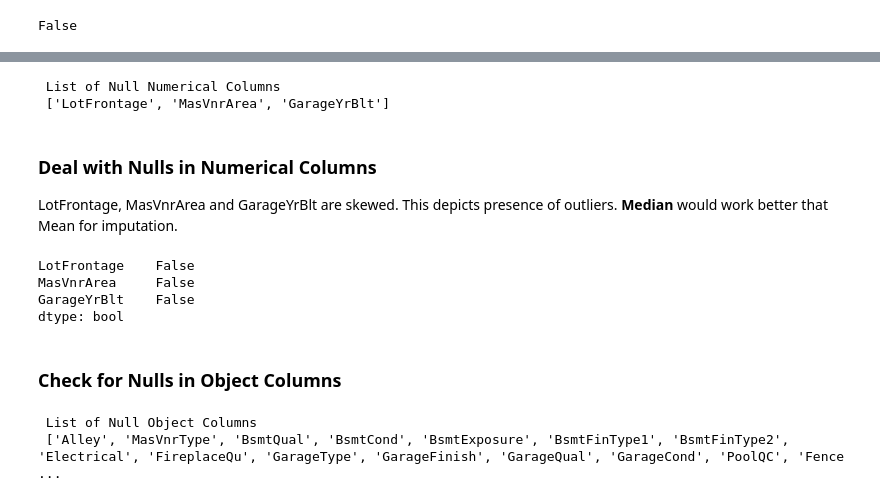
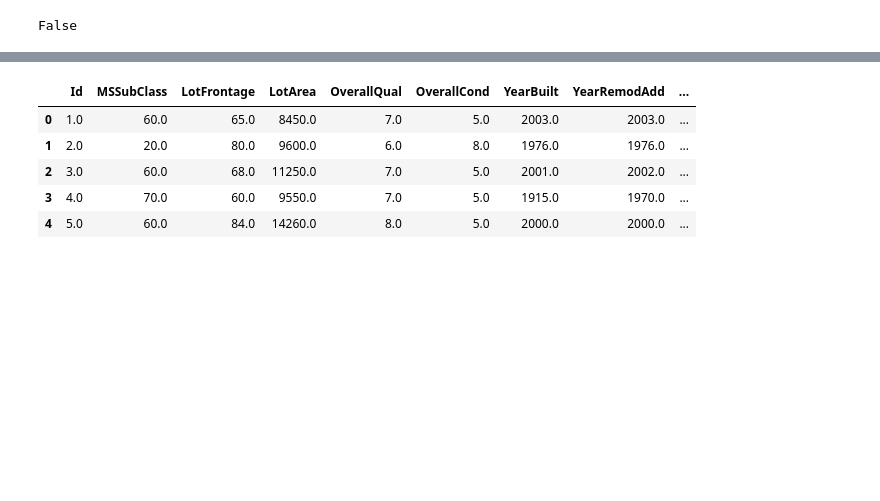
Before and after one commit to aubreyomondi/ML_Practicals, a Jupyter notebook: Feature_Extraction/PCA_on_house_prices_data.ipynb, the cells around one changed output, grey strips where cells are left out. Drawn from its saved outputs; the diff is of its cells as text; code cells hidden in the pictures; blank space fills up the shorter version.

```diff
--- a/Feature_Extraction/PCA_on_house_prices_data.ipynb
+++ b/Feature_Extraction/PCA_on_house_prices_data.ipynb
@@ -144,32 +174,14 @@ No. of Object Columns: 43
-# %%
-# check for nulls in numerical columns
-null_numerical_cols = [col for col in numerical_cols
-                       if X[col].isna().any()]
-print("\n List of Null Numerical Columns \n", null_numerical_cols, '\n')
-# %% [output]
- List of Null Numerical Columns
- ['LotFrontage', 'MasVnrArea', 'GarageYrBlt']
-# %% [markdown]
-### Deal with Nulls in Numerical Columns
-LotFrontage, MasVnrArea and GarageYrBlt are skewed. This depicts presence of outliers. **Median** would work better that Mean for imputation.
-# %%
-# replace null values in numerical columns with the median of the respective columns
-for col in null_numerical_cols:
-  X[col].fillna(value = X[col].mean(), inplace = True)
-
-X[null_numerical_cols].isna().any()
-# %% [output]
-LotFrontage    False
-MasVnrArea     False
-GarageYrBlt    False
-dtype: bool
-# %% [markdown]
-### Check for Nulls in Object Columns
-# %%
-null_object_cols = [col for col in object_cols
-                         if X[col].isna().any()]
-
-print("\n List of Null Object Columns \n", null_object_cols, '\n')
-# %% [output]
- List of Null Object Columns
- ['Alley', 'MasVnrType', 'BsmtQual', 'BsmtCond', 'BsmtExposure', 'BsmtFinType1', 'BsmtFinType2', 'Electrical', 'FireplaceQu', 'GarageType', 'GarageFinish', 'GarageQual', 'GarageCond', 'PoolQC', 'Fence ...
+# %%
+# replace null values in numerical columns with the mean
+imputer = SimpleImputer(strategy = 'median')
+imputed_num = pd.DataFrame(imputer.fit_transform(X[numerical_cols]))
+# return column names removed due to imputation
+imputed_num.columns = list(X[numerical_cols].columns)
+imputed_num.head()
+# %% [output]
+|  | Id | MSSubClass | LotFrontage | LotArea | OverallQual | OverallCond | YearBuilt | YearRemodAdd | ... |
+| 0 | 1.0 | 60.0 | 65.0 | 8450.0 | 7.0 | 5.0 | 2003.0 | 2003.0 | ... |
+| 1 | 2.0 | 20.0 | 80.0 | 9600.0 | 6.0 | 8.0 | 1976.0 | 1976.0 | ... |
+| 2 | 3.0 | 60.0 | 68.0 | 11250.0 | 7.0 | 5.0 | 2001.0 | 2002.0 | ... |
+| 3 | 4.0 | 70.0 | 60.0 | 9550.0 | 7.0 | 5.0 | 1915.0 | 1970.0 | ... |
+| 4 | 5.0 | 60.0 | 84.0 | 14260.0 | 8.0 | 5.0 | 2000.0 | 2000.0 | ... |
```
Also changed, not shown: parts of 18 cells of this notebook, 1 other file.
